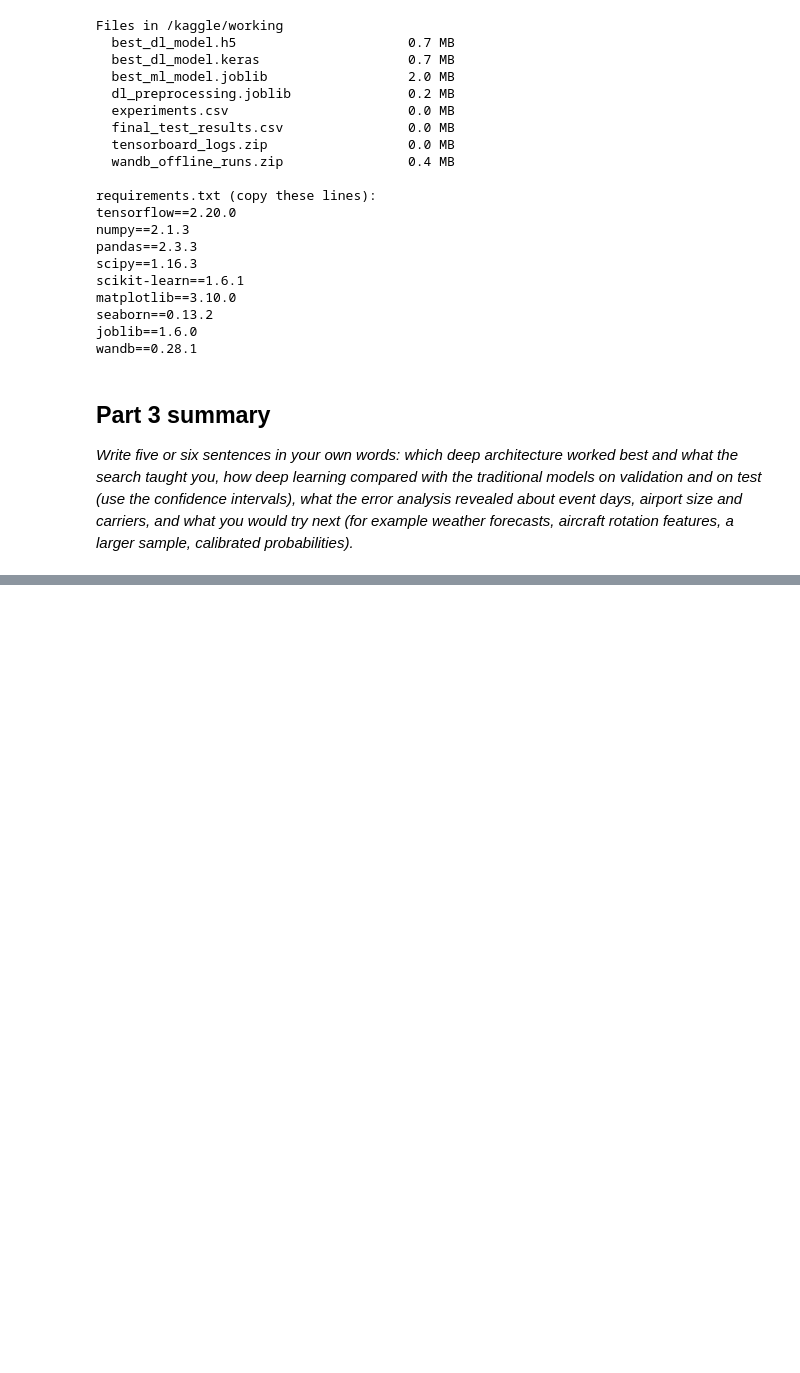
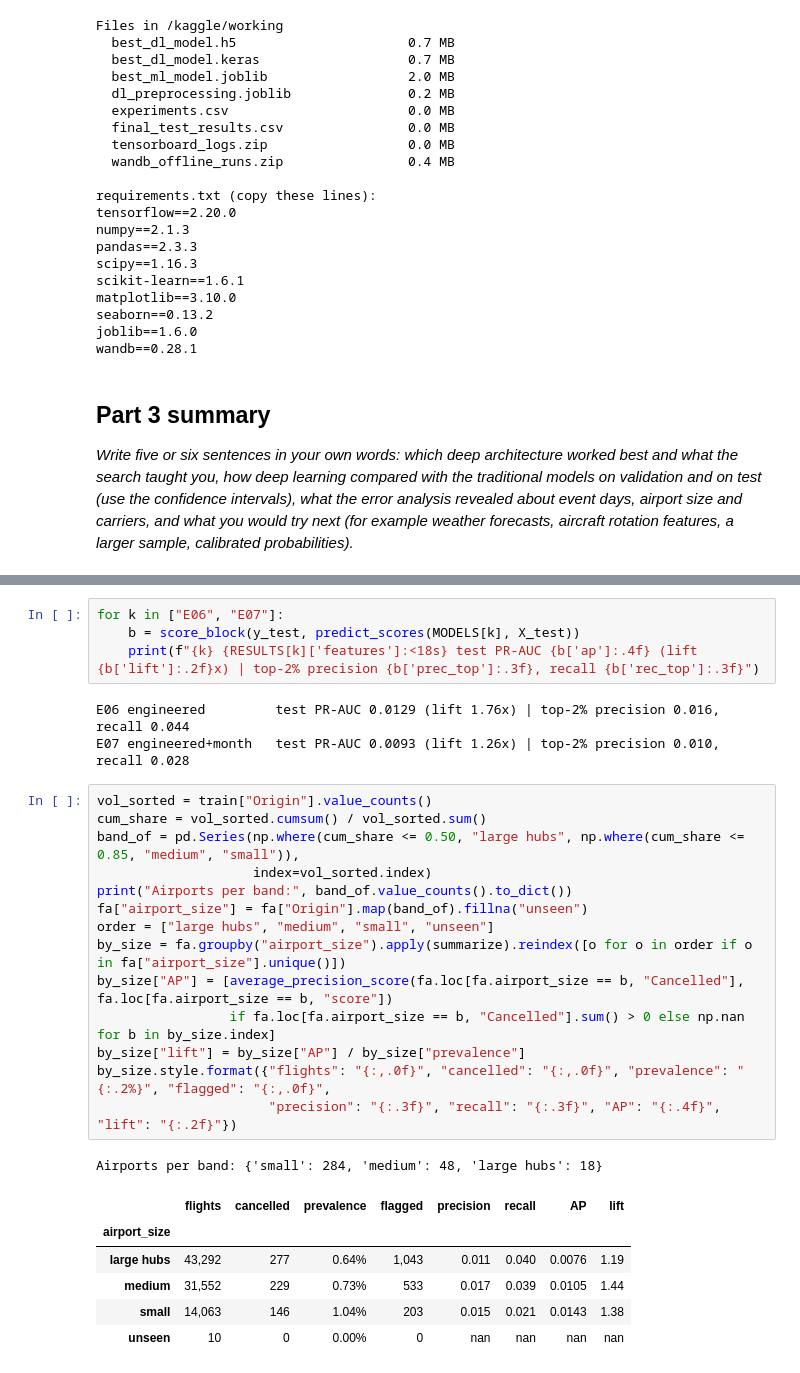
Before and after one commit to ShamiPlacide/Flight-cancellation-prediction-ml-dl, a Jupyter notebook: flight-cancellation-main.ipynb, the cells around one changed output, grey strips where cells are left out. Drawn from its saved outputs; the diff is of its cells as text; blank space fills up the shorter version.

Commit message:
Kaggle Notebook | flight-cancellation-main | Version 5

```diff
--- a/flight-cancellation-main.ipynb
+++ b/flight-cancellation-main.ipynb
@@ -1652,0 +1678,29 @@ wandb==0.28.1
+# %%
+for k in ["E06", "E07"]:
+    b = score_block(y_test, predict_scores(MODELS[k], X_test))
+    print(f"{k} {RESULTS[k]['features']:<18s} test PR-AUC {b['ap']:.4f} (lift {b['lift']:.2f}x) | top-2% precision {b['prec_top']:.3f}, recall {b['rec_top']:.3f}")
+# %% [output]
+E06 engineered         test PR-AUC 0.0129 (lift 1.76x) | top-2% precision 0.016, recall 0.044
+E07 engineered+month   test PR-AUC 0.0093 (lift 1.26x) | top-2% precision 0.010, recall 0.028
+# %%
+vol_sorted = train["Origin"].value_counts()
+cum_share = vol_sorted.cumsum() / vol_sorted.sum()
+band_of = pd.Series(np.where(cum_share <= 0.50, "large hubs", np.where(cum_share <= 0.85, "medium", "small")),
+                    index=vol_sorted.index)
+print("Airports per band:", band_of.value_counts().to_dict())
+fa["airport_size"] = fa["Origin"].map(band_of).fillna("unseen")
+order = ["large hubs", "medium", "small", "unseen"]
+by_size = fa.groupby("airport_size").apply(summarize).reindex([o for o in order if o in fa["airport_size"].unique()])
+by_size["AP"] = [average_precision_score(fa.loc[fa.airport_size == b, "Cancelled"], fa.loc[fa.airport_size == b, "score"])
+                 if fa.loc[fa.airport_size == b, "Cancelled"].sum() > 0 else np.nan for b in by_size.index]
+by_size["lift"] = by_size["AP"] / by_size["prevalence"]
+by_size.style.format({"flights": "{:,.0f}", "cancelled": "{:,.0f}", "prevalence": "{:.2%}", "flagged": "{:,.0f}",
+                      "precision": "{:.3f}", "recall": "{:.3f}", "AP": "{:.4f}", "lift": "{:.2f}"})
+# %% [output]
+Airports per band: {'small': 284, 'medium': 48, 'large hubs': 18}
+|  | flights | cancelled | prevalence | flagged | precision | recall | AP | lift |
+| airport_size |  |  |  |  |  |  |  |  |
+| large hubs | 43,292 | 277 | 0.64% | 1,043 | 0.011 | 0.040 | 0.0076 | 1.19 |
+| medium | 31,552 | 229 | 0.73% | 533 | 0.017 | 0.039 | 0.0105 | 1.44 |
+| small | 14,063 | 146 | 1.04% | 203 | 0.015 | 0.021 | 0.0143 | 1.38 |
+| unseen | 10 | 0 | 0.00% | 0 | nan | nan | nan | nan |
```
Also changed, not shown: parts of 16 cells of this notebook.
